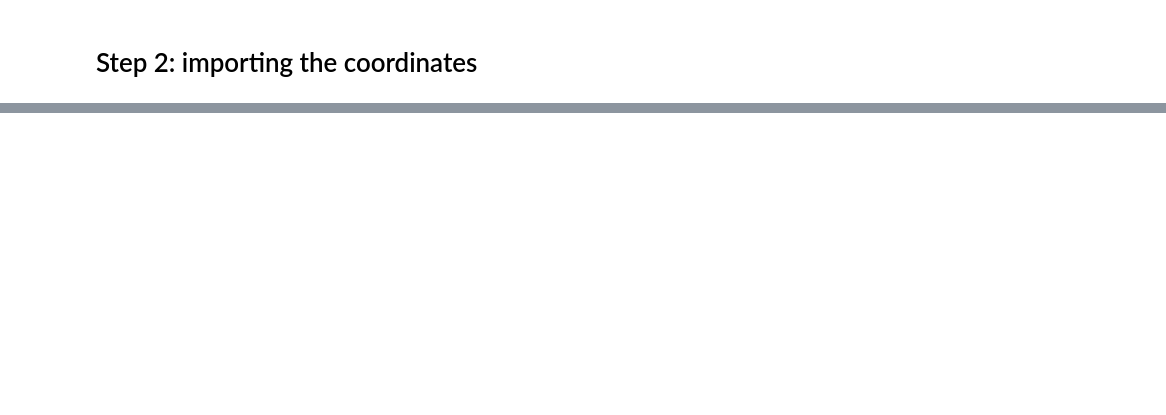
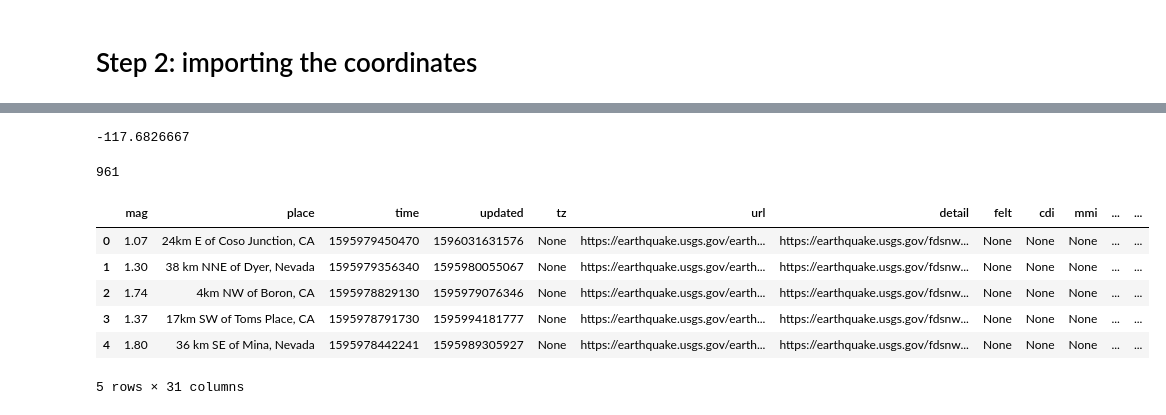
Before and after one commit to saiedmighani/earthquake_time_series_LSTM, a Jupyter notebook: codes/a_Importing_API_database.ipynb, the cells around one changed output, grey strips where cells are left out. Saved outputs shown, nothing was run; the diff lists cells and outputs as text; code cells hidden in the pictures; blank space fills up the shorter version.

```diff
--- a/codes/a_Importing_API_database.ipynb
+++ b/codes/a_Importing_API_database.ipynb
@@ -258,0 +254,8 @@ df_EQ_processed["url"][0]
+# %%
+df_EQ_processed["coordinates"][0][0]
+# %% [output]
+-117.6826667
+# %%
+len(df_EQ_processed)
+# %% [output]
+961
@@ -258,0 +275,10 @@ df_EQ_processed["url"][0]
+# %%
+df_EQ_processed.head()
+# %% [output]
+|  | mag | place | time | updated | tz | url | detail | felt | cdi | mmi | ... | ... |
+| 0 | 1.07 | 24km E of Coso Junction, CA | 1595979450470 | 1596031631576 | None | https://earthquake.usgs.gov/earth... | https://earthquake.usgs.gov/fdsnw... | None | None | None | ... | ... |
+| 1 | 1.30 | 38 km NNE of Dyer, Nevada | 1595979356340 | 1595980055067 | None | https://earthquake.usgs.gov/earth... | https://earthquake.usgs.gov/fdsnw... | None | None | None | ... | ... |
+| 2 | 1.74 | 4km NW of Boron, CA | 1595978829130 | 1595979076346 | None | https://earthquake.usgs.gov/earth... | https://earthquake.usgs.gov/fdsnw... | None | None | None | ... | ... |
+| 3 | 1.37 | 17km SW of Toms Place, CA | 1595978791730 | 1595994181777 | None | https://earthquake.usgs.gov/earth... | https://earthquake.usgs.gov/fdsnw... | None | None | None | ... | ... |
+| 4 | 1.80 | 36 km SE of Mina, Nevada | 1595978442241 | 1595989305927 | None | https://earthquake.usgs.gov/earth... | https://earthquake.usgs.gov/fdsnw... | None | None | None | ... | ... |
+5 rows × 31 columns
```
Also changed, not shown: parts of 20 cells of this notebook, 5 other files.
